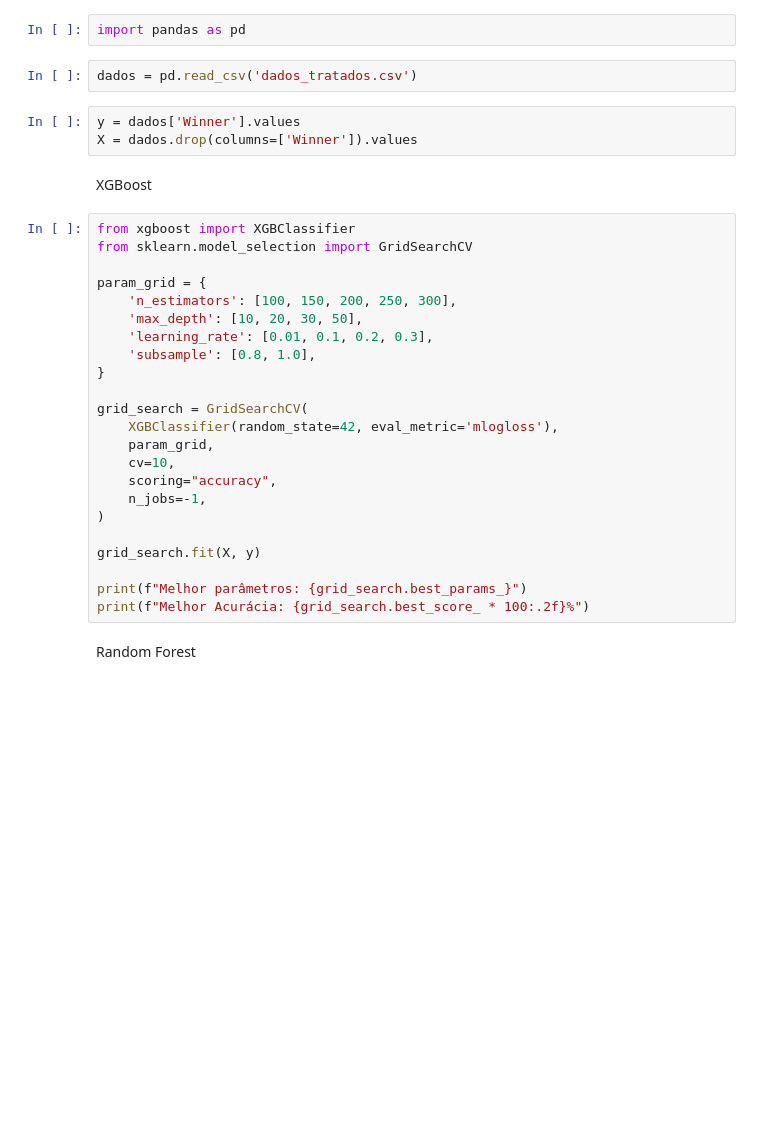
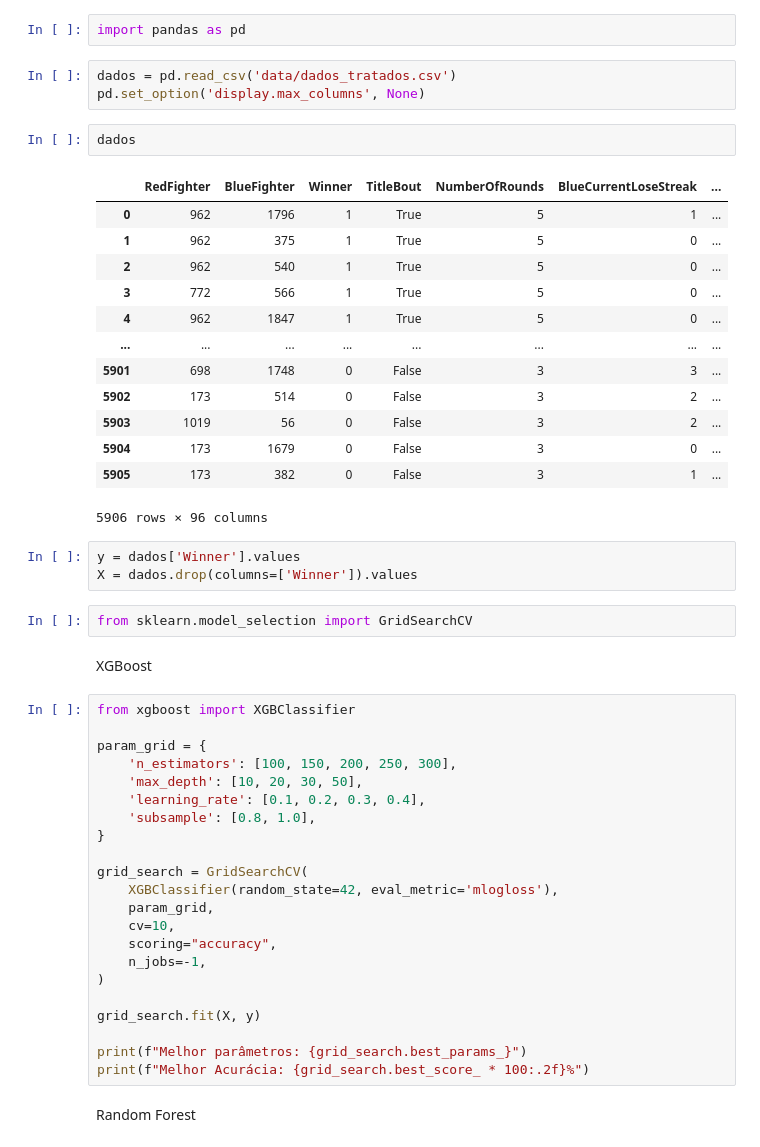
Before and after one commit to guisantoxxx/UFC-Project, a Jupyter notebook: modelagem.ipynb, the cells around one changed output. Saved outputs shown, nothing was run; the diff lists cells and outputs as text; blank space fills up the shorter version.

```diff
--- a/modelagem.ipynb
+++ b/modelagem.ipynb
@@ -1,20 +1,38 @@
 # %%
 import pandas as pd
 # %%
-dados = pd.read_csv('dados_tratados.csv')
+dados = pd.read_csv('data/dados_tratados.csv')
+pd.set_option('display.max_columns', None)
+# %%
+dados
+# %% [output]
+|  | RedFighter | BlueFighter | Winner | TitleBout | NumberOfRounds | BlueCurrentLoseStreak | ... |
+| 0 | 962 | 1796 | 1 | True | 5 | 1 | ... |
+| 1 | 962 | 375 | 1 | True | 5 | 0 | ... |
+| 2 | 962 | 540 | 1 | True | 5 | 0 | ... |
+| 3 | 772 | 566 | 1 | True | 5 | 0 | ... |
+| 4 | 962 | 1847 | 1 | True | 5 | 0 | ... |
+| ... | ... | ... | ... | ... | ... | ... | ... |
+| 5901 | 698 | 1748 | 0 | False | 3 | 3 | ... |
+| 5902 | 173 | 514 | 0 | False | 3 | 2 | ... |
+| 5903 | 1019 | 56 | 0 | False | 3 | 2 | ... |
+| 5904 | 173 | 1679 | 0 | False | 3 | 0 | ... |
+| 5905 | 173 | 382 | 0 | False | 3 | 1 | ... |
+5906 rows × 96 columns
 # %%
 y = dados['Winner'].values
 X = dados.drop(columns=['Winner']).values
+# %%
+from sklearn.model_selection import GridSearchCV
 # %% [markdown]
 XGBoost
 # %%
 from xgboost import XGBClassifier
-from sklearn.model_selection import GridSearchCV
 
 param_grid = {
     'n_estimators': [100, 150, 200, 250, 300],
     'max_depth': [10, 20, 30, 50],
-    'learning_rate': [0.01, 0.1, 0.2, 0.3],
+    'learning_rate': [0.1, 0.2, 0.3, 0.4],
     'subsample': [0.8, 1.0],
 }
 
```
Also changed, not shown: parts of 3 cells of this notebook, 4 other files.
